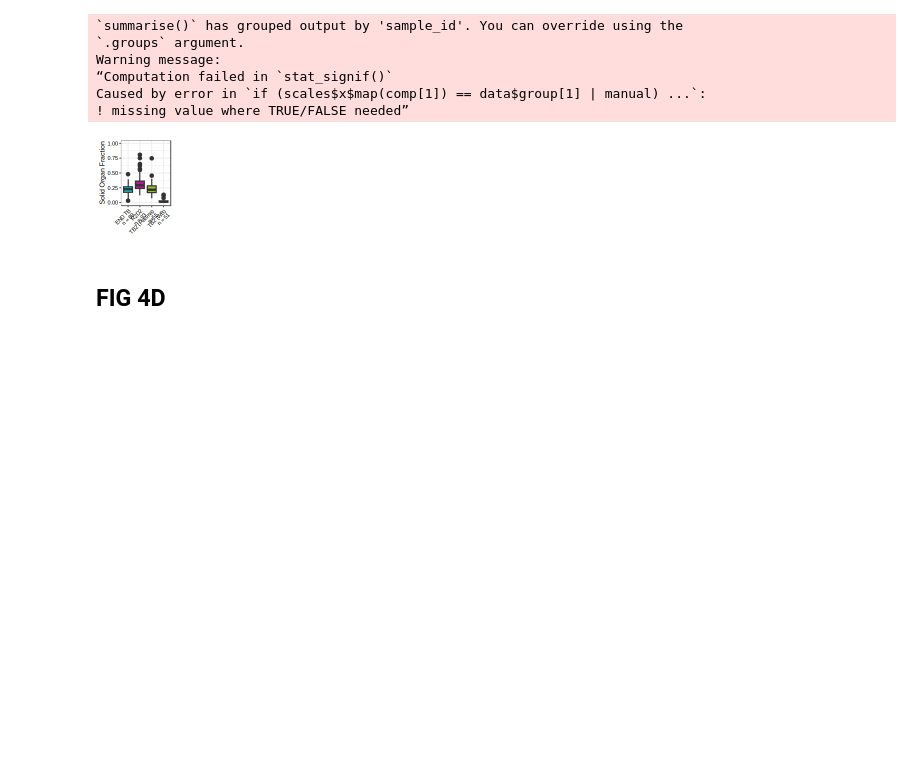
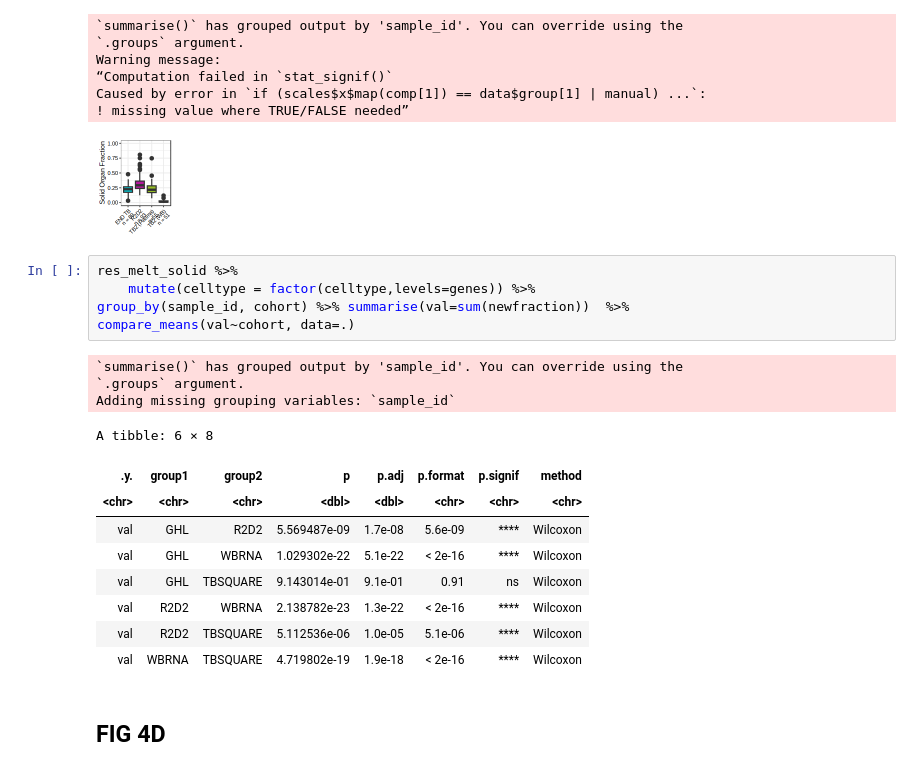
Before and after one commit to adriennechang/cfrna_pipeline, a Jupyter notebook: scripts_for_manuscript/Fig4_code.ipynb, the cells around one changed output. Cells and saved outputs as stored; diff of their text form; blank space fills up the shorter version.

```diff
--- a/scripts_for_manuscript/Fig4_code.ipynb
+++ b/scripts_for_manuscript/Fig4_code.ipynb
@@ -243,6 +239,24 @@ Warning message:
 Caused by error in `if (scales$x$map(comp[1]) == data$group[1] | manual) ...`:
 ! missing value where TRUE/FALSE needed”
 [figure]
+# %%
+res_melt_solid %>%
+    mutate(celltype = factor(celltype,levels=genes)) %>%
+group_by(sample_id, cohort) %>% summarise(val=sum(newfraction))  %>%
+compare_means(val~cohort, data=.)
+# %% [output]
+`summarise()` has grouped output by 'sample_id'. You can override using the
+`.groups` argument.
+Adding missing grouping variables: `sample_id`
+A tibble: 6 × 8
+| .y. | group1 | group2 | p | p.adj | p.format | p.signif | method |
+| <chr> | <chr> | <chr> | <dbl> | <dbl> | <chr> | <chr> | <chr> |
+| val | GHL | R2D2 | 5.569487e-09 | 1.7e-08 | 5.6e-09 | **** | Wilcoxon |
+| val | GHL | WBRNA | 1.029302e-22 | 5.1e-22 | < 2e-16 | **** | Wilcoxon |
+| val | GHL | TBSQUARE | 9.143014e-01 | 9.1e-01 | 0.91 | ns | Wilcoxon |
+| val | R2D2 | WBRNA | 2.138782e-23 | 1.3e-22 | < 2e-16 | **** | Wilcoxon |
+| val | R2D2 | TBSQUARE | 5.112536e-06 | 1.0e-05 | 5.1e-06 | **** | Wilcoxon |
+| val | WBRNA | TBSQUARE | 4.719802e-19 | 1.9e-18 | < 2e-16 | **** | Wilcoxon |
 # %% [markdown]
 ## FIG 4D
 # %%
```
Also changed, not shown: parts of 13 cells of this notebook, 2 other files.
